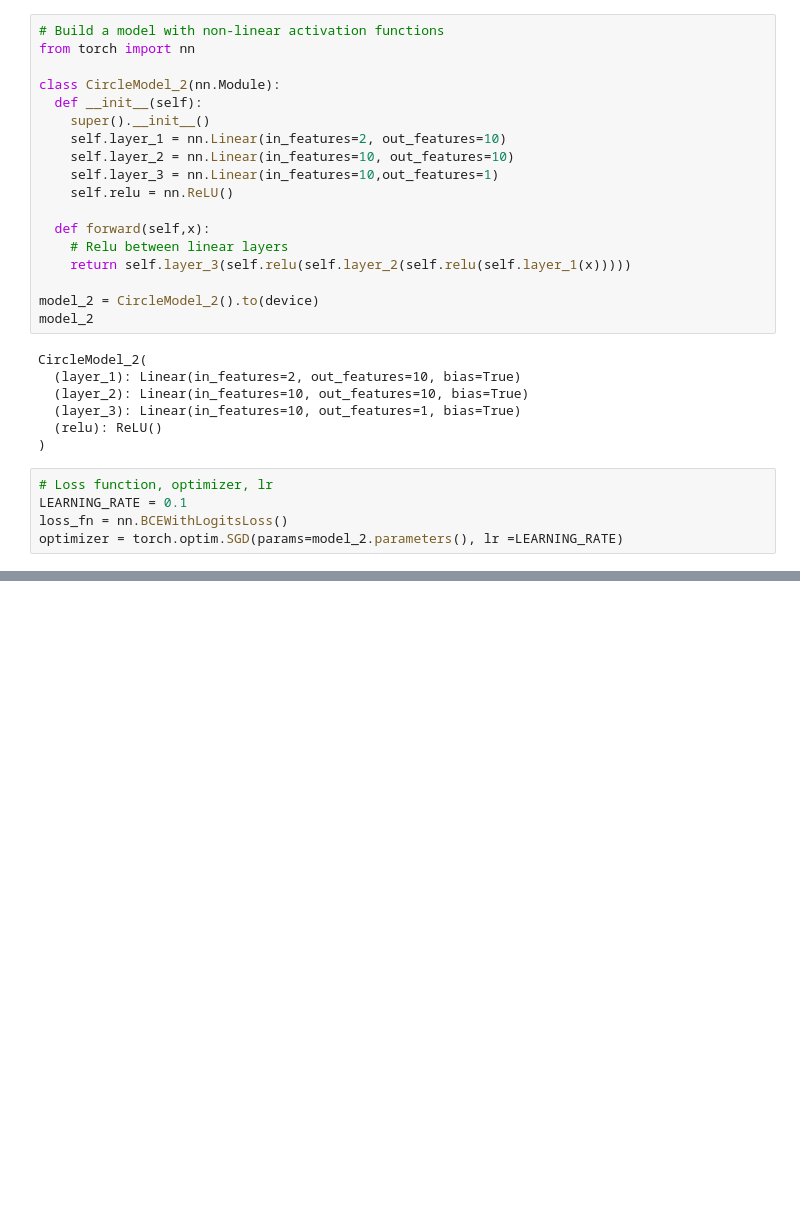
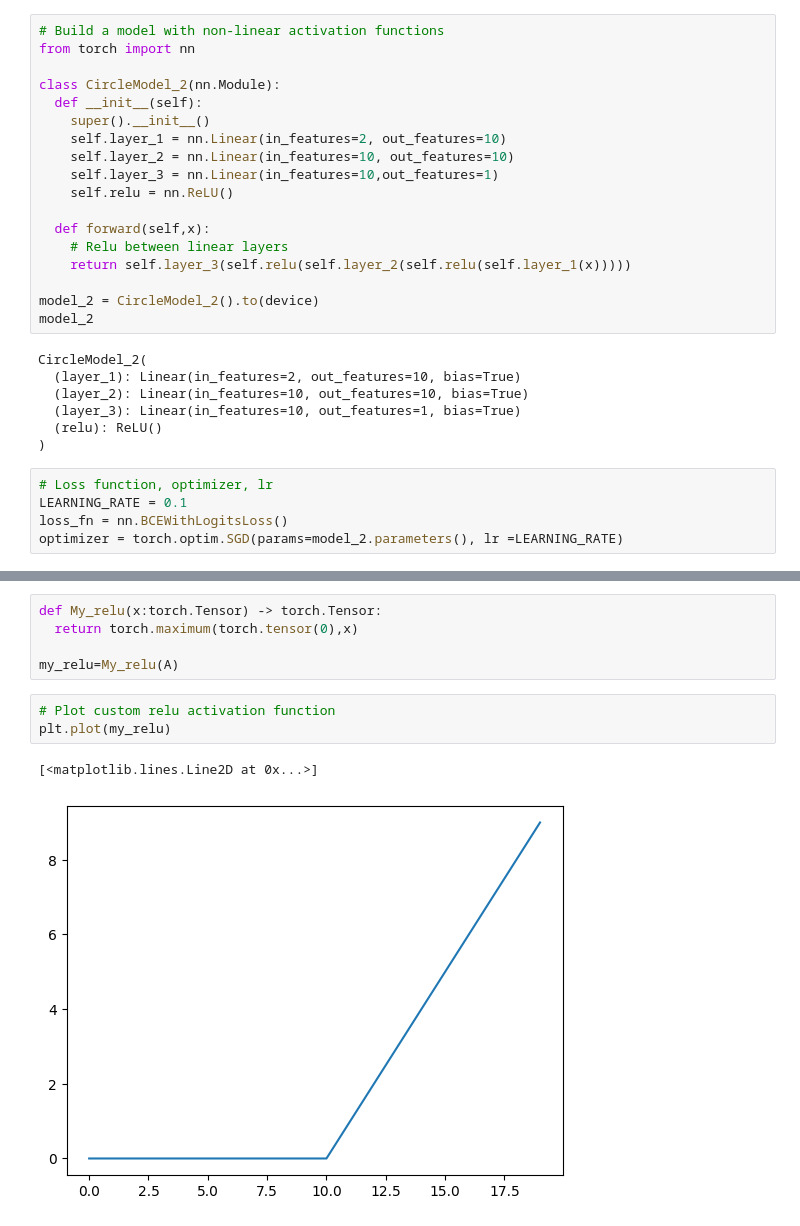
Before and after one commit to Leon-web-net/Machine_Learining, a Jupyter notebook: NeuralNetworkClassification.ipynb, the cells around one changed output, grey strips where cells are left out. Saved outputs shown, nothing was run; the diff lists cells and outputs as text; blank space fills up the shorter version.

```diff
--- a/NeuralNetworkClassification.ipynb
+++ b/NeuralNetworkClassification.ipynb
@@ -678,0 +733,11 @@ Epoch: 900 | Loss: 0.02869, Acc: 99.88 | Test loss: 0.05018, Test acc: 100.00%
+# %%
+def My_relu(x:torch.Tensor) -> torch.Tensor:
+  return torch.maximum(torch.tensor(0),x)
+
+my_relu=My_relu(A)
+# %%
+# Plot custom relu activation function
+plt.plot(my_relu)
+# %% [output]
+[<matplotlib.lines.Line2D at 0x...>]
+[figure, added]
```
Also changed, not shown: parts of 59 cells of this notebook.
